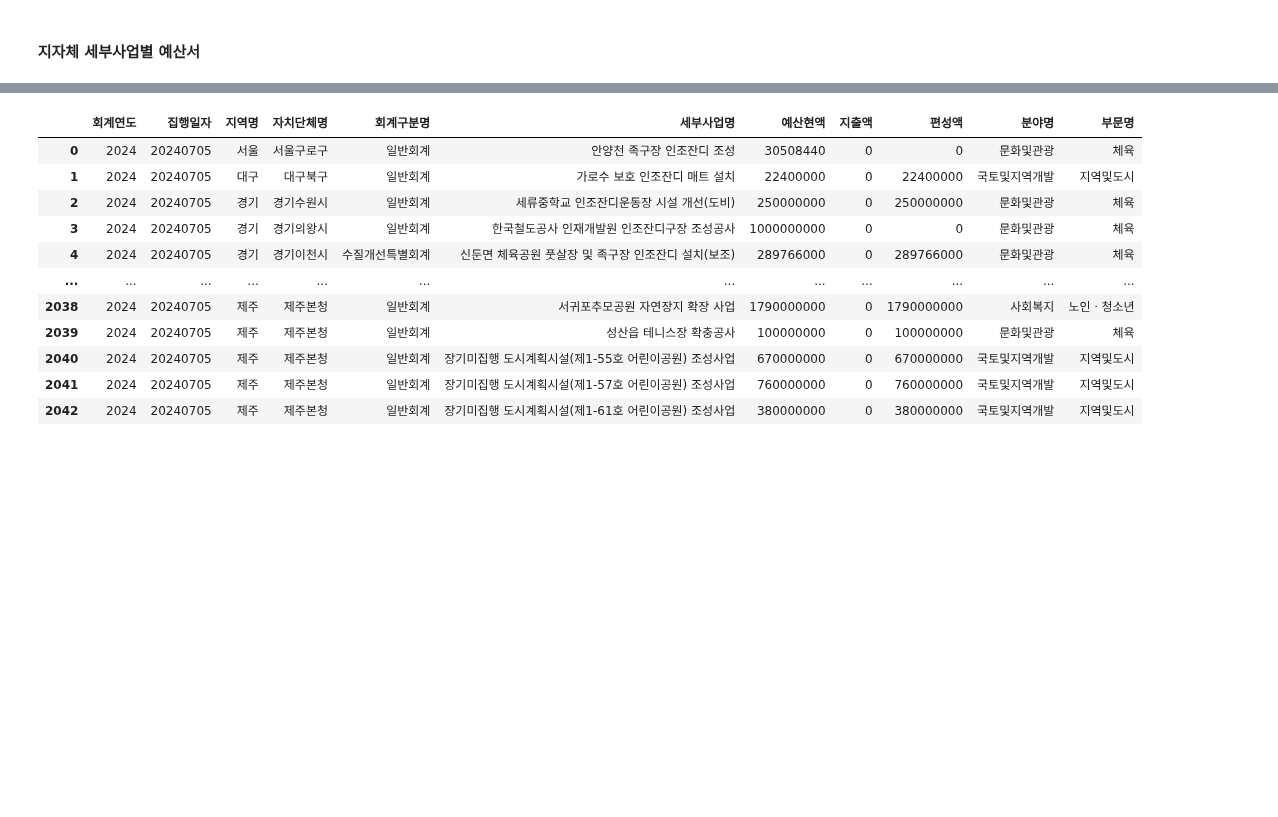
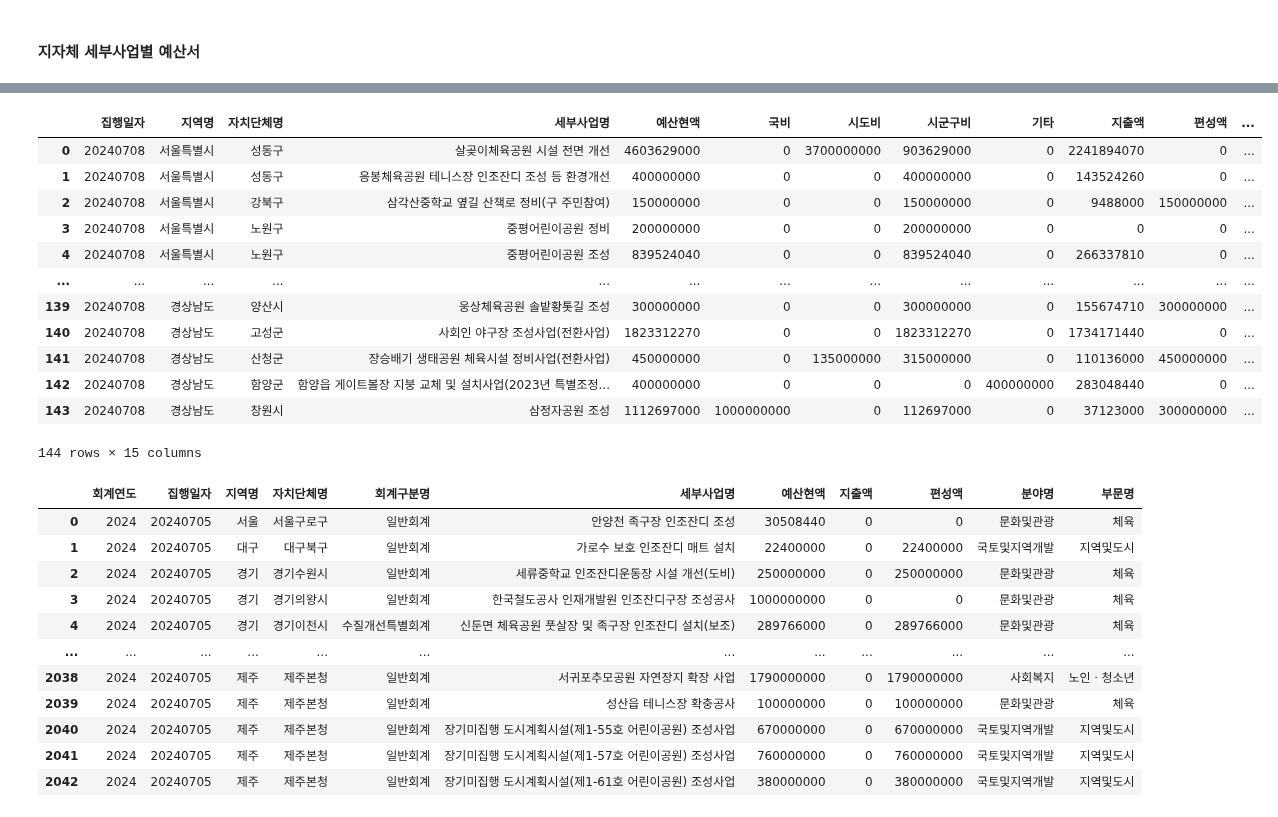
Before and after one commit to kkwann/mido_project, a Jupyter notebook: Data_preprocessing.ipynb, the cells around one changed output, grey strips where cells are left out. Drawn from its saved outputs; the diff is of its cells as text; code cells hidden in the pictures; blank space fills up the shorter version.

```diff
--- a/Data_preprocessing.ipynb
+++ b/Data_preprocessing.ipynb
@@ -347,3 +574,19 @@ mapping_merge_df_final = pd.concat([mapping_merge_df_fin_temp1,mapping_merge_df_
+# %%
+aa
+# %% [output]
+|  | 집행일자 | 지역명 | 자치단체명 | 세부사업명 | 예산현액 | 국비 | 시도비 | 시군구비 | 기타 | 지출액 | 편성액 | ... |
+| 0 | 20240708 | 서울특별시 | 성동구 | 살곶이체육공원 시설 전면 개선 | 4603629000 | 0 | 3700000000 | 903629000 | 0 | 2241894070 | 0 | ... |
+| 1 | 20240708 | 서울특별시 | 성동구 | 응봉체육공원 테니스장 인조잔디 조성 등 환경개선 | 400000000 | 0 | 0 | 400000000 | 0 | 143524260 | 0 | ... |
+| 2 | 20240708 | 서울특별시 | 강북구 | 삼각산중학교 옆길 산책로 정비(구 주민참여) | 150000000 | 0 | 0 | 150000000 | 0 | 9488000 | 150000000 | ... |
+| 3 | 20240708 | 서울특별시 | 노원구 | 중평어린이공원 정비 | 200000000 | 0 | 0 | 200000000 | 0 | 0 | 0 | ... |
+| 4 | 20240708 | 서울특별시 | 노원구 | 중평어린이공원 조성 | 839524040 | 0 | 0 | 839524040 | 0 | 266337810 | 0 | ... |
+| ... | ... | ... | ... | ... | ... | ... | ... | ... | ... | ... | ... | ... |
+| 139 | 20240708 | 경상남도 | 양산시 | 웅상체육공원 솔밭황톳길 조성 | 300000000 | 0 | 0 | 300000000 | 0 | 155674710 | 300000000 | ... |
+| 140 | 20240708 | 경상남도 | 고성군 | 사회인 야구장 조성사업(전환사업) | 1823312270 | 0 | 0 | 1823312270 | 0 | 1734171440 | 0 | ... |
+| 141 | 20240708 | 경상남도 | 산청군 | 장승배기 생태공원 체육시설 정비사업(전환사업) | 450000000 | 0 | 135000000 | 315000000 | 0 | 110136000 | 450000000 | ... |
+| 142 | 20240708 | 경상남도 | 함양군 | 함양읍 게이트볼장 지붕 교체 및 설치사업(2023년 특별조정... | 400000000 | 0 | 0 | 0 | 400000000 | 283048440 | 0 | ... |
+| 143 | 20240708 | 경상남도 | 창원시 | 삼정자공원 조성 | 1112697000 | 1000000000 | 0 | 112697000 | 0 | 37123000 | 300000000 | ... |
+144 rows × 15 columns
 # %%
 # split 키워드 필터링
 filtered_budget_df_today_temp1 = filtered_budget_df_today[filtered_budget_df_today['세부사업명_re'].str.contains(mapping_keywd_all_filter_cnt_nm)] ## 전체 키워드
```
Also changed, not shown: parts of 30 cells of this notebook, 1 other file.
